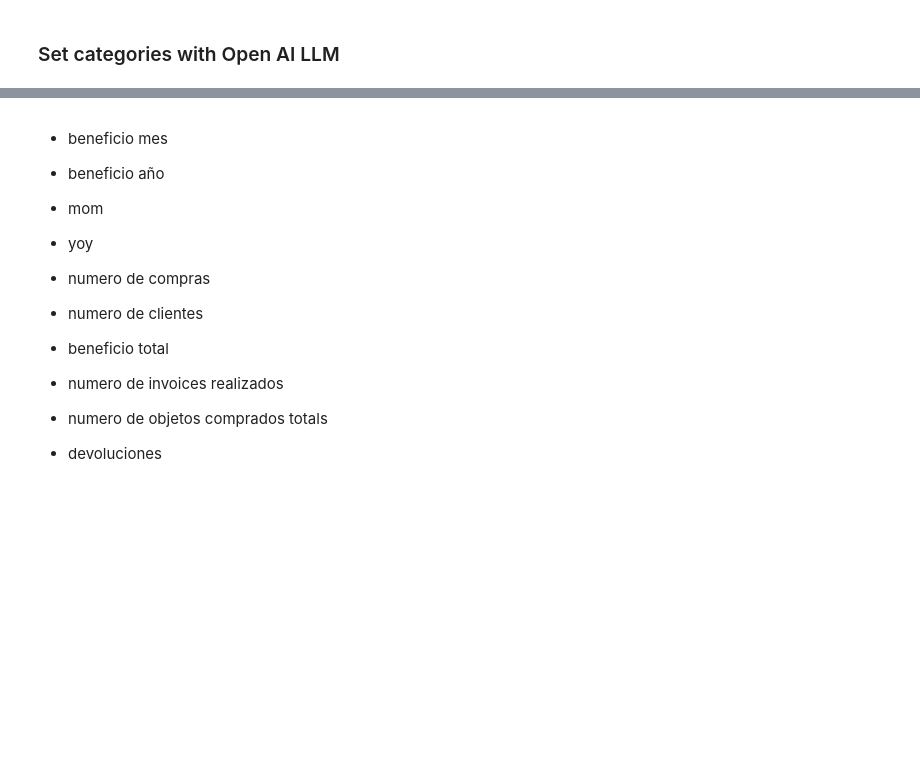
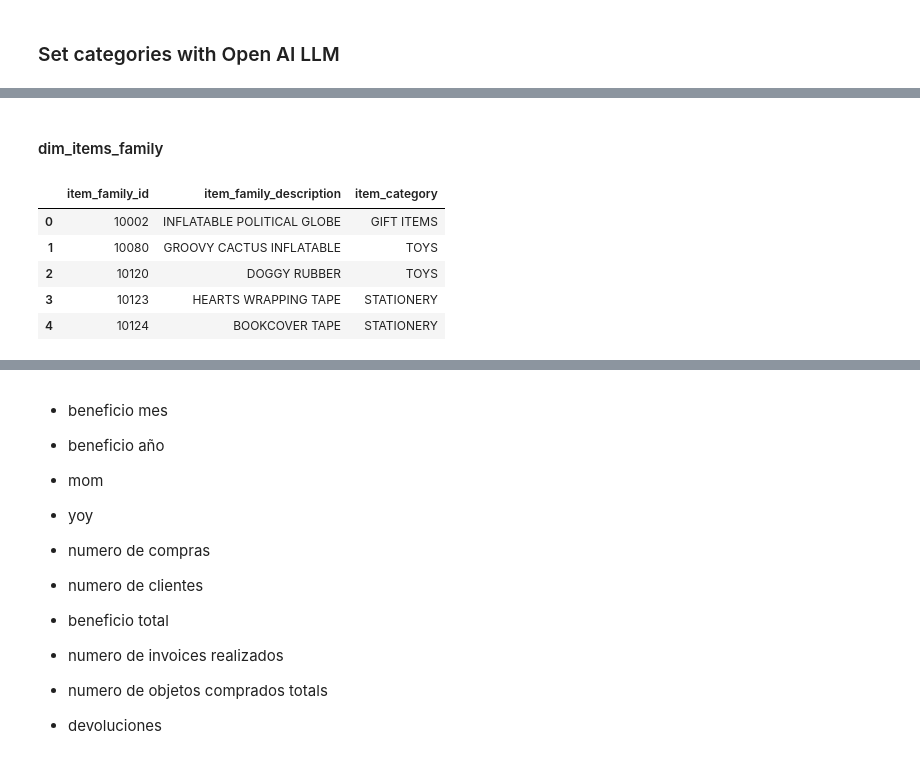
Before and after one commit to EAlmazanG/e2e-shop-pipedash, a Jupyter notebook: notebooks/prepare_data.ipynb, the cells around one changed output, grey strips where cells are left out. Cells and saved outputs as stored; diff of their text form; code cells hidden in the pictures; blank space fills up the shorter version.

```diff
--- a/notebooks/prepare_data.ipynb
+++ b/notebooks/prepare_data.ipynb
@@ -371,0 +392,12 @@ main_product_descriptions.to_csv('../data/main_product_descriptions.csv', index=
+# %% [markdown]
+#### dim_items_family
+# %%
+dim_items_family = item_family.copy()
+dim_items_family.head()
+# %% [output]
+|  | item_family_id | item_family_description | item_category |
+| 0 | 10002 | INFLATABLE POLITICAL GLOBE | GIFT ITEMS |
+| 1 | 10080 | GROOVY CACTUS INFLATABLE | TOYS |
+| 2 | 10120 | DOGGY RUBBER | TOYS |
+| 3 | 10123 | HEARTS WRAPPING TAPE | STATIONERY |
+| 4 | 10124 | BOOKCOVER TAPE | STATIONERY |
```
Also changed, not shown: parts of 19 cells of this notebook.
